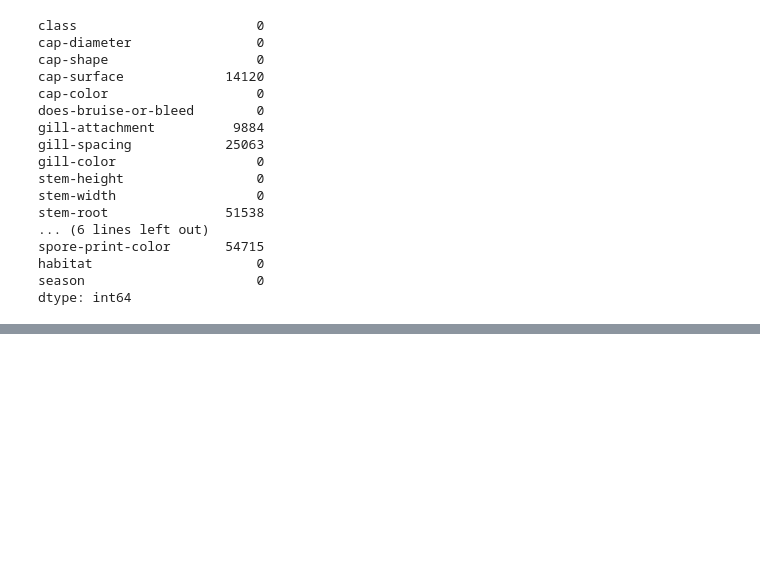
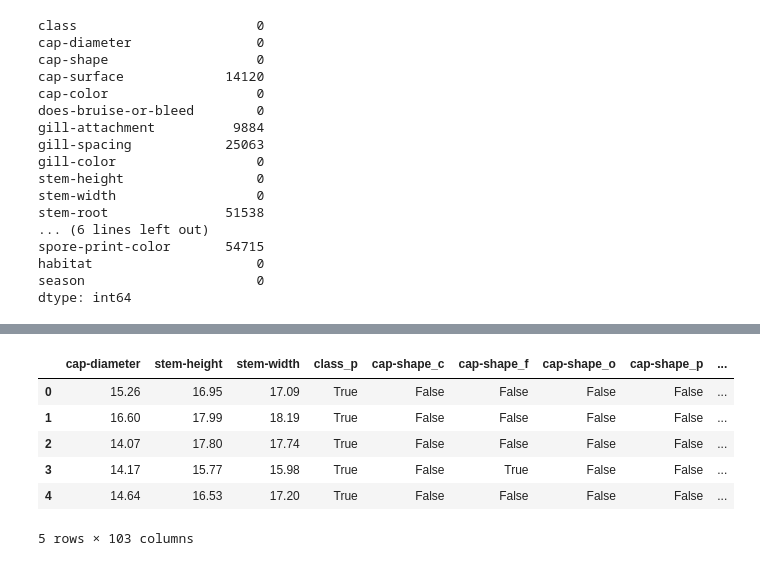
Before and after one commit to AbhishekShah272002/Machine-Learning-Study., a Jupyter notebook: Learning-Labs/mushroom_secondary_data_csv.ipynb, the cells around one changed output, grey strips where cells are left out. Drawn from its saved outputs; the diff is of its cells as text; code cells hidden in the pictures; blank space fills up the shorter version.

```diff
--- a/Learning-Labs/mushroom_secondary_data_csv.ipynb
+++ b/Learning-Labs/mushroom_secondary_data_csv.ipynb
@@ -99,3 +128,9 @@ spore-print-color       54715
 habitat                     0
 season                      0
 dtype: int64
+# %%
+print('Original DataFrame info:')
+print(df.info())
+
+categorical_cols = df.select_dtypes(include=['object']).columns
+print(f"\nCategorical columns identified: {list(categorical_cols)}")
@@ -101,0 +155,4 @@ dtype: int64
+# %%
+df_encoded = pd.get_dummies(df, columns=categorical_cols, drop_first=True)
+print('\nDataFrame info after one-hot encoding:')
+print(df_encoded.info())
@@ -101,0 +167,10 @@ dtype: int64
+# %%
+display(df_encoded.head())
+# %% [output]
+|  | cap-diameter | stem-height | stem-width | class_p | cap-shape_c | cap-shape_f | cap-shape_o | cap-shape_p | ... |
+| 0 | 15.26 | 16.95 | 17.09 | True | False | False | False | False | ... |
+| 1 | 16.60 | 17.99 | 18.19 | True | False | False | False | False | ... |
+| 2 | 14.07 | 17.80 | 17.74 | True | False | False | False | False | ... |
+| 3 | 14.17 | 15.77 | 15.98 | True | False | True | False | False | ... |
+| 4 | 14.64 | 16.53 | 17.20 | True | False | False | False | False | ... |
+5 rows × 103 columns
```
Also changed, not shown: parts of 5 cells of this notebook.
